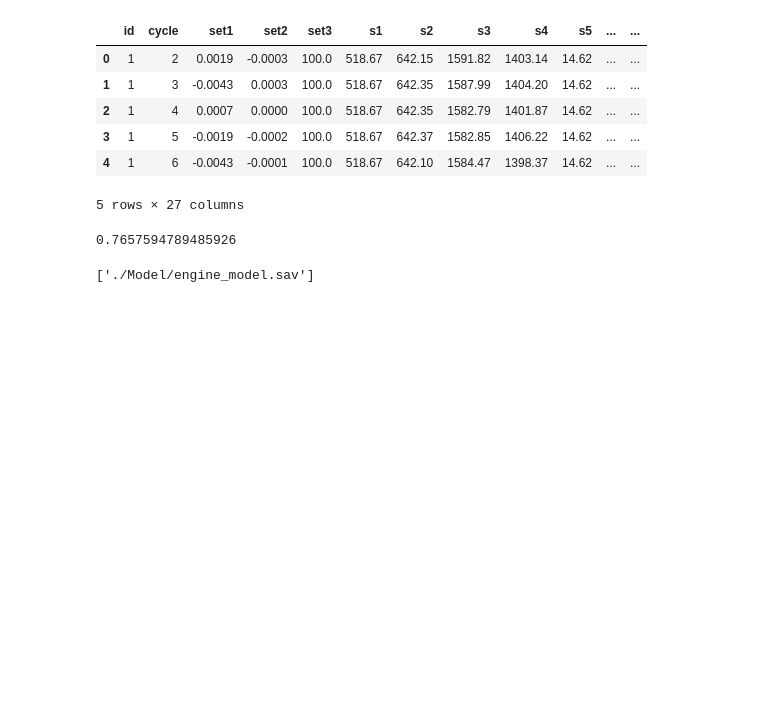
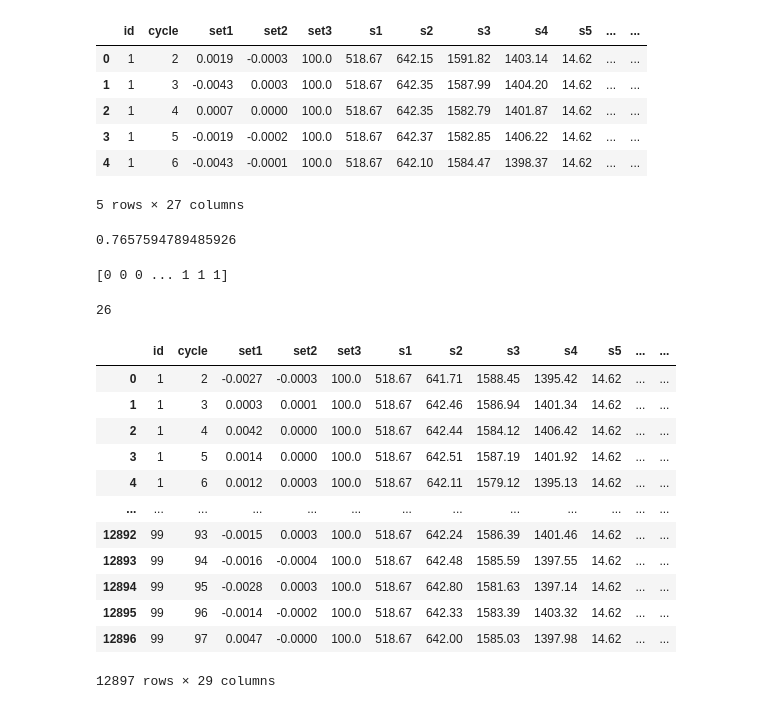
Before and after one commit to IBM-EPBL/IBM-Project-14001-1659538712, a Jupyter notebook: train_model.ipynb, the cells around one changed output. Drawn from its saved outputs; the diff is of its cells as text; code cells hidden in the pictures; blank space fills up the shorter version.

```diff
--- a/train_model.ipynb
+++ b/train_model.ipynb
@@ -122,6 +122,29 @@ accuracy_score(y_test,y_pred)
 0.7657594789485926
 # %%
 import joblib
-joblib.dump(model,'./Model/engine_model.sav')
+#joblib.dump(model,'./Model/engine_model.sav')
-# %% [output]
-['./Model/engine_model.sav']
+# %%
+print(y_pred)
+# %% [output]
+[0 0 0 ... 1 1 1]
+# %%
+a = '1 1 34.9983 0.8400 100.0 449.44 555.32 1358.61 1137.23 5.48 8.00 194.64 2222.65 8341.91 1.02 42.02 183.06 2387.72 8048.56 9.3461 0.02 334 2223 100.00 14.73 8.8071'
+len(a.split())
+# %% [output]
+26
+# %%
+df_test
+# %% [output]
+|  | id | cycle | set1 | set2 | set3 | s1 | s2 | s3 | s4 | s5 | ... | ... |
+| 0 | 1 | 2 | -0.0027 | -0.0003 | 100.0 | 518.67 | 641.71 | 1588.45 | 1395.42 | 14.62 | ... | ... |
+| 1 | 1 | 3 | 0.0003 | 0.0001 | 100.0 | 518.67 | 642.46 | 1586.94 | 1401.34 | 14.62 | ... | ... |
+| 2 | 1 | 4 | 0.0042 | 0.0000 | 100.0 | 518.67 | 642.44 | 1584.12 | 1406.42 | 14.62 | ... | ... |
+| 3 | 1 | 5 | 0.0014 | 0.0000 | 100.0 | 518.67 | 642.51 | 1587.19 | 1401.92 | 14.62 | ... | ... |
+| 4 | 1 | 6 | 0.0012 | 0.0003 | 100.0 | 518.67 | 642.11 | 1579.12 | 1395.13 | 14.62 | ... | ... |
+| ... | ... | ... | ... | ... | ... | ... | ... | ... | ... | ... | ... | ... |
+| 12892 | 99 | 93 | -0.0015 | 0.0003 | 100.0 | 518.67 | 642.24 | 1586.39 | 1401.46 | 14.62 | ... | ... |
+| 12893 | 99 | 94 | -0.0016 | -0.0004 | 100.0 | 518.67 | 642.48 | 1585.59 | 1397.55 | 14.62 | ... | ... |
+| 12894 | 99 | 95 | -0.0028 | 0.0003 | 100.0 | 518.67 | 642.80 | 1581.63 | 1397.14 | 14.62 | ... | ... |
+| 12895 | 99 | 96 | -0.0014 | -0.0002 | 100.0 | 518.67 | 642.33 | 1583.39 | 1403.32 | 14.62 | ... | ... |
+| 12896 | 99 | 97 | 0.0047 | -0.0000 | 100.0 | 518.67 | 642.00 | 1585.03 | 1397.98 | 14.62 | ... | ... |
+12897 rows × 29 columns
```
Also changed, not shown: 2 other files.
